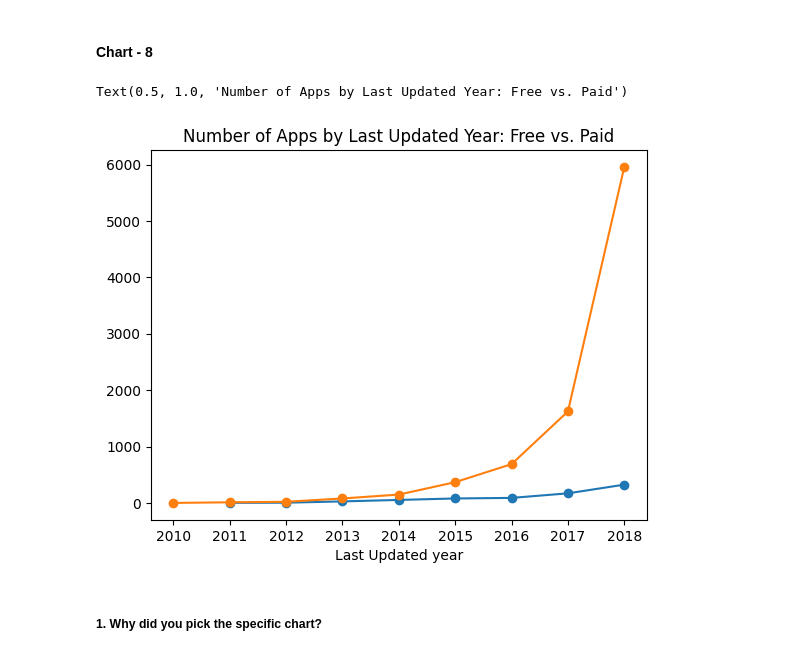
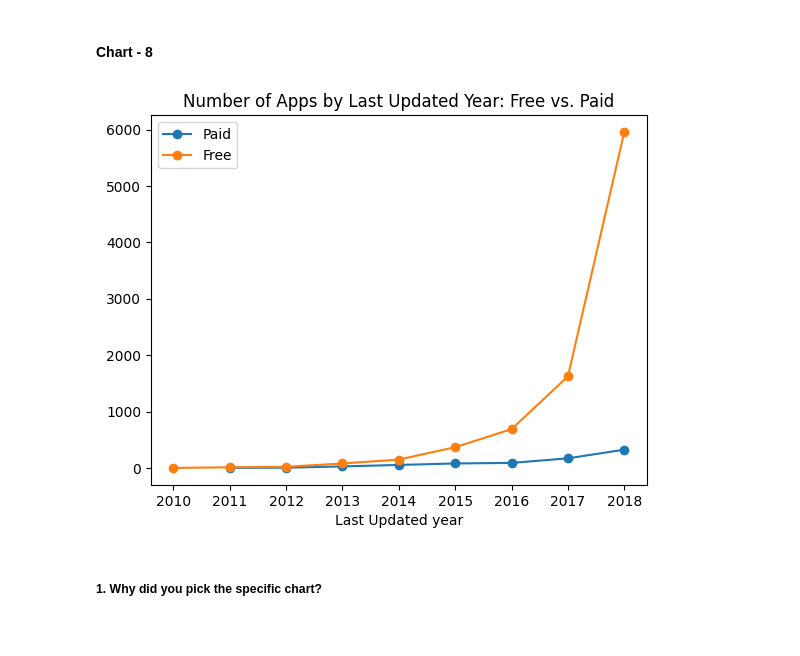
Before and after one commit to MijulSaxena/EDA-project-on-Gooogle-playstore., a Jupyter notebook: Play_Store_App_Review_Analysis_EDA_Final_Collab.ipynb, the cells around one changed output. Cells and saved outputs as stored; diff of their text form; code cells hidden in the pictures.

```diff
--- a/Play_Store_App_Review_Analysis_EDA_Final_Collab.ipynb
+++ b/Play_Store_App_Review_Analysis_EDA_Final_Collab.ipynb
@@ -897,22 +897,29 @@ Negative Growth: There is no direct relationship between the price of an app and
 # %%
 # Chart - 8 visualization code
 # Filtering the 'play_store_data' dataframe to include only free apps
 free_df = play_store_data[play_store_data['Type'] == 'Free']
 
 # Filtering the 'play_store_data' dataframe to include only paid apps
-paid_df= play_store_data[play_store_data['Type'] == 'Paid']
+paid_df = play_store_data[play_store_data['Type'] == 'Paid']
 
 # Grouping the paid apps by last updated year and counting the number of apps in each year
-paid_df.groupby("Last Updated year")["App"].count().plot.line(marker='o')
+paid_counts = paid_df.groupby("Last Updated year")["App"].count()
+paid_counts.plot.line(marker='o', label='Paid')
 
 # Grouping the free apps by last updated year and counting the number of apps in each year
-free_df.groupby("Last Updated year")['App'].count().plot.line(marker='o')
+free_counts = free_df.groupby("Last Updated year")['App'].count()
+free_counts.plot.line(marker='o', label='Free')
 
 # Adding a title
 plt.title("Number of Apps by Last Updated Year: Free vs. Paid")
+
+# Adding a legend
+plt.legend()
+
+# Display the plot
+plt.show()
 # %% [output]
-Text(0.5, 1.0, 'Number of Apps by Last Updated Year: Free vs. Paid')
-[figure, old version]
+[figure, new version]
 # %% [markdown]
 ##### 1. Why did you pick the specific chart?
 # %% [markdown]
```
Also changed, not shown: parts of 2 cells of this notebook.
